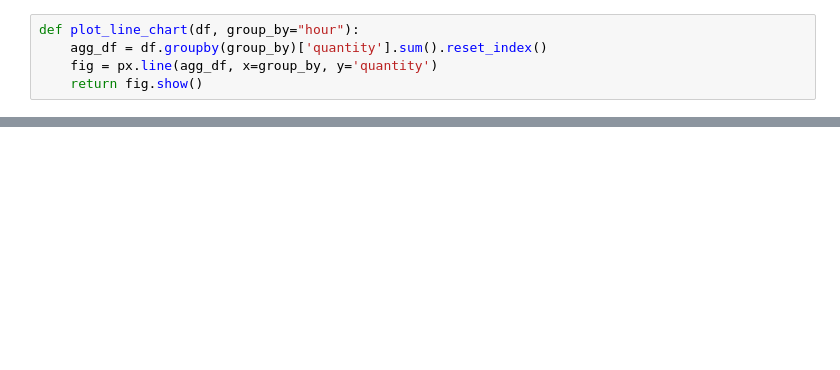
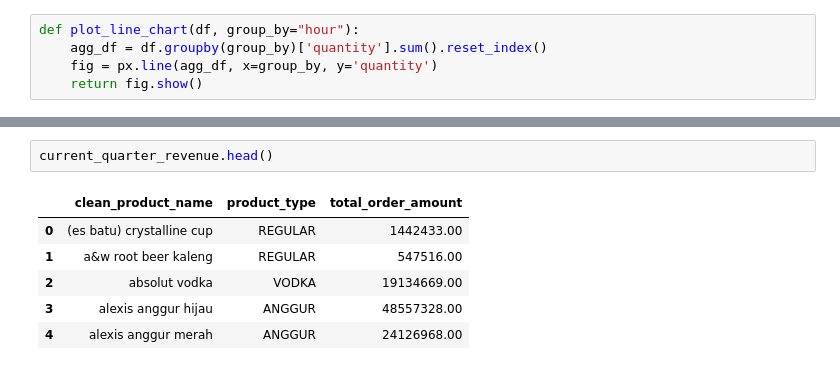
Before and after one commit to shaanbarca/iseller, a Jupyter notebook: plotly_charts.ipynb, the cells around one changed output, grey strips where cells are left out. Drawn from its saved outputs; the diff is of its cells as text; blank space fills up the shorter version.

```diff
--- a/plotly_charts.ipynb
+++ b/plotly_charts.ipynb
@@ -80,0 +166,9 @@ product_quantity.tail()
+# %%
+current_quarter_revenue.head()
+# %% [output]
+|  | clean_product_name | product_type | total_order_amount |
+| 0 | (es batu) crystalline cup | REGULAR | 1442433.00 |
+| 1 | a&w root beer kaleng | REGULAR | 547516.00 |
+| 2 | absolut vodka | VODKA | 19134669.00 |
+| 3 | alexis anggur hijau | ANGGUR | 48557328.00 |
+| 4 | alexis anggur merah | ANGGUR | 24126968.00 |
```
Also changed, not shown: parts of 20 cells of this notebook, 1 other file.
